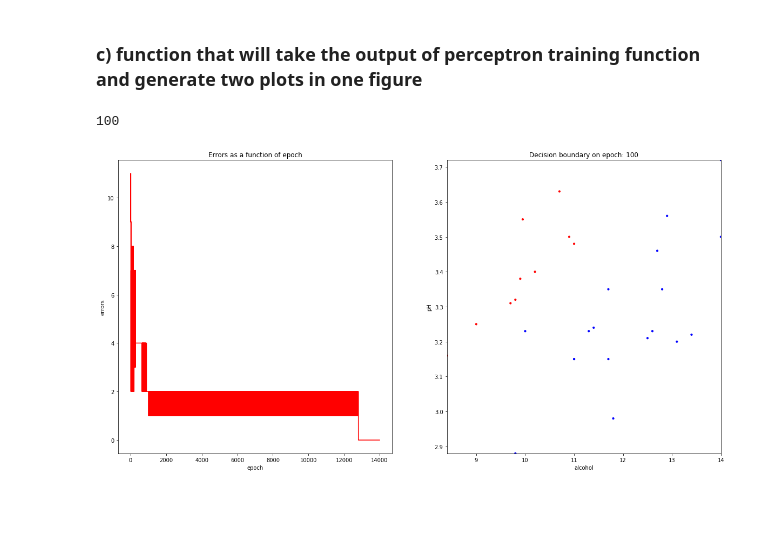
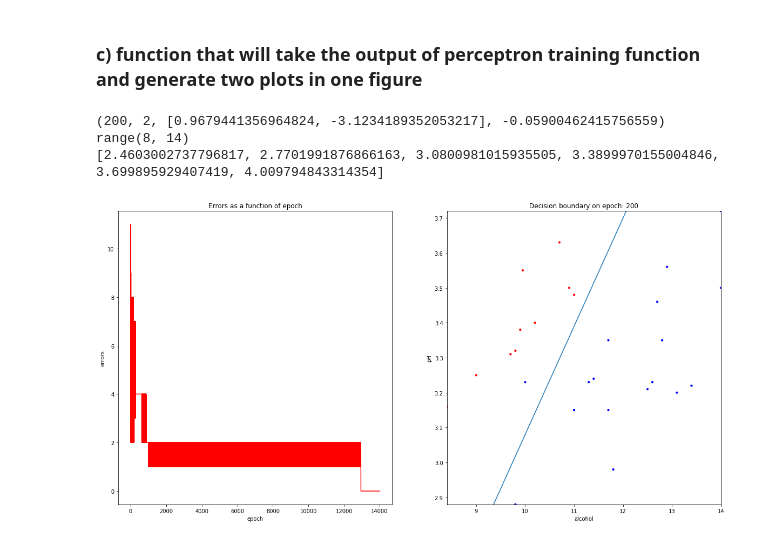
Before and after one commit to moonsonu/ft_sommelier, a Jupyter notebook: sommelier.ipynb, the cells around one changed output. Cells and saved outputs as stored; diff of their text form; code cells hidden in the pictures; blank space fills up the shorter version.

```diff
--- a/sommelier.ipynb
+++ b/sommelier.ipynb
@@ -56,7 +56,7 @@ class perceptron():
                     self.w_[1:] += update * xi
                     self.w_[0] += update
                     errors += int(update != 0.0)
-                    result = (num_epoch, errors, self.w_[1:], self.w_[0], xi)
+                    result = (num_epoch, errors, self.w_[1:], self.w_[0])
                 self.errors_.append(errors)
                 result_.append(result)
 
@@ -70,7 +70,7 @@ class perceptron():
                     self.w_[1:] += update * xi
                     self.w_[0] += update
                     errors += int(update != 0.0)
-                    result = (num_epoch, errors, self.w_[1:], self.w_[0], xi)
+                    result = (num_epoch, errors, self.w_[1:], self.w_[0])
                 self.errors_.append(errors)
                 result_.append(result)
                 if (errors == 0):
@@ -95,14 +95,13 @@ p = perceptron(eta=0.01)
 # %% [markdown]
 ### c) function that will take the output of perceptron training function and generate two plots in one figure
 # %%
-def plot_performance(performance, wine_data, good_thresh, bad_thresh, epoch=10, save_plot=False):
+def plot_performance(performance, wine_data, good_thresh, bad_thresh, epoch=-1, save_plot=False):
     df = pd.read_csv(wine_data, sep=';')
     df_filtered = df[(df.quality >= good_thresh) | (df.quality <= bad_thresh)]
     df_data = df_filtered[['alcohol', 'pH', 'quality']]
     y = ['1' if k >= 8 else '-1' for k in df_data['quality']]
     X = df_data[['alcohol', 'pH']].values
     data = p.fit(X, y)
-
     plt.figure(figsize=(20,10))
     numvar = X.shape[0]
     x1_ = []
@@ -112,44 +111,50 @@ def plot_performance(performance, wine_data, good_thresh, bad_thresh, epoch=10,
     xmaxVal = 0
     xminVal = X[0][0]
     ymaxVal = 0
     yminVal = X[0][1]
     for i in X:
         xmaxVal = max(xmaxVal, i[0])
         xminVal = min(xminVal, i[0])
         ymaxVal = max(ymaxVal, i[1])
         yminVal = min(yminVal, i[1])
-    n = 0
-    print(epoch)
-    while n <= epoch:
+
+    for i in data:
+        x1 = i[0]
+        y1 = i[1]
+        x1_.append(x1)
+        y1_.append(y1)
+    if epoch > 0:
         for i in data:
-            x1 = i[0]
-            y1 = i[1]
-            x1_.append(x1)
-            y1_.append(y1)
-            if i[1] == epoch:
-                x2_ = range(int(xminVal), int(xmaxVal))
+            x2_ = range(int(xminVal), int(xmaxVal))
+            if i[0] == epoch:
                 for x2i in x2_:
                     y2 = (-(i[3] / i[2][1]) / (i[3] / i[2][0])) * x2i + (-i[3] / i[2][1])
                     y2_.append(y2)
-                break
-            n += 1
+    else:
+        i = data[p.n_iter - 1]
+        x2_ = range(int(xminVal), int(xmaxVal))
+        for x2i in x2_:
+            y2 = (-(i[3] / i[2][1]) / (i[3] / i[2][0])) * x2i + (-i[3] / i[2][1])
+            y2_.append(y2)
     plt.subplot(121)
     plt.plot(x1_, y1_, color='red')
     plt.xlabel('epoch')
     plt.ylabel('errors')
     plt.title("Errors as a function of epoch")
     plt.subplot(122)
     color = ['blue' if k >= good_thresh else 'red' for k in df_data['quality']]
     size = [10 if k >= good_thresh else 10 if k <= bad_thresh else 0 for k in df_data['quality']]
     plt.scatter(df_data['alcohol'], df_data['pH'], c = color, s = size)
     plt.plot(x2_, y2_)
     plt.xlim([xminVal, xmaxVal])
     plt.ylim([yminVal, ymaxVal])
     plt.xlabel('alcohol')
     plt.ylabel('pH')
     plt.title("Decision boundary on epoch: %d"% epoch)
     plt.show()
-plot_performance(p, 'winequality-red.csv', 8, 3, epoch = 100, save_plot=False)
+plot_performance(p, 'winequality-red.csv', 8, 3, epoch = 200, save_plot=False)
 # %% [output]
-100
+(200, 2, [0.9679441356964824, -3.1234189352053217], -0.05900462415756559)
+range(8, 14)
+[2.4603002737796817, 2.7701991876866163, 3.0800981015935505, 3.3899970155004846, 3.699895929407419, 4.009794843314354]
-[figure, old version]
+[figure, new version]
```
